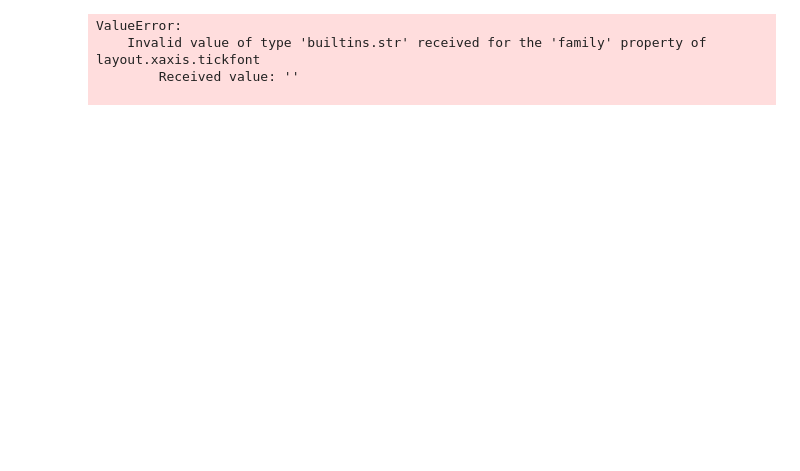
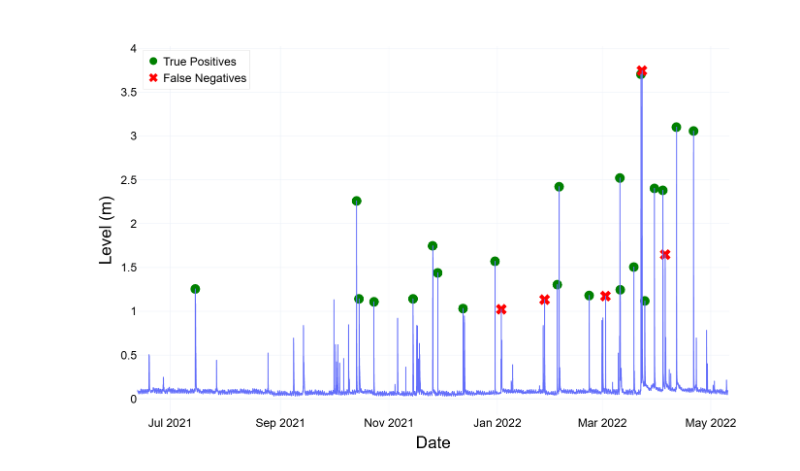
Before and after one commit to HecVelaz/Proyecto-Mburicao, a Jupyter notebook: scr/models/SVM_model_true_event_plot.ipynb, the cells around one changed output. Saved outputs shown, nothing was run; the diff lists cells and outputs as text; code cells hidden in the pictures; blank space fills up the shorter version.

Commit message:
svm plot update

```diff
--- a/scr/models/SVM_model_true_event_plot.ipynb
+++ b/scr/models/SVM_model_true_event_plot.ipynb
@@ -54,7 +54,7 @@ fig_cm.update_layout(
     xaxis_title="Predicted",
     yaxis_title="Real"
 )
-#fig_cm.show()#
+#fig_cm.show()
 
 # --- gráfico de nivel con marcadores TP y FN ---
 # --- carga y formateo de la serie de nivel ---
@@ -82,44 +82,53 @@ fig_level.update_traces(
     line=dict(color='blue', width=2)
 )
 
-# Añade True Positives y False Negatives como antes...
+# Añade True Positives y False Negatives
 fig_level.add_trace(go.Scatter(
     x=tp['fecha'],
     y=tp['global_peak'],
     mode='markers',
     name='True Positives',
-    marker=dict(color='green', size=24, symbol='circle')
+    marker=dict(color='green', size=20, symbol='circle')
 ))
 fig_level.add_trace(go.Scatter(
     x=fn['fecha'],
     y=fn['global_peak'],
     mode='markers',
     name='False Negatives',
-    marker=dict(color='red', size=24, symbol='x')
+    marker=dict(color='red', size=20, symbol='x')
 ))
 
+# Ajustes de layout con leyenda ampliada y borde más grueso
 fig_level.update_layout(
-    title_font=dict(size=24, color='black', family='Arial'),
+    title_font=dict(size=34, color='black', family='Arial'),
     xaxis=dict(
         title='Date',
         title_font=dict(size=34, color='black', family='Arial'),
-        tickfont=dict(size=24, family='', color='black')
+        tickfont=dict(size=24, family='Arial', color='black')
     ),
     yaxis=dict(
         title='Level (m)',
         title_font=dict(size=34, color='black', family='Arial'),
         tickfont=dict(size=24, family='Arial', color='black')
     ),
     autosize=False,
-    width=1600,
-    height=800,
-    legend=dict(x=0.01, y=0.99, bordercolor='black', borderwidth=1)
+    width=900,
+    height=900,
+    legend=dict(
+        x=0.01,
+        y=0.99,
+        bordercolor='rgba(0, 0, 0, 0.1)',    # Borde semi-transparente,
+        borderwidth=1,            # borde más grueso
+        bgcolor='rgba(255,255,255,0.9)',  # fondo blanco semitransparente
+        font=dict(
+            family='Arial',
+            size=24,              # tamaño de fuente mayor
+            color='black'
+        ),
+    )
 )
 
 fig_level.show()
 # %% [output]
-ValueError:
-    Invalid value of type 'builtins.str' received for the 'family' property of layout.xaxis.tickfont
-        Received value: ''
-
+[figure, added]
 # %%
```
Also changed, not shown: parts of 1 cell of this notebook.
